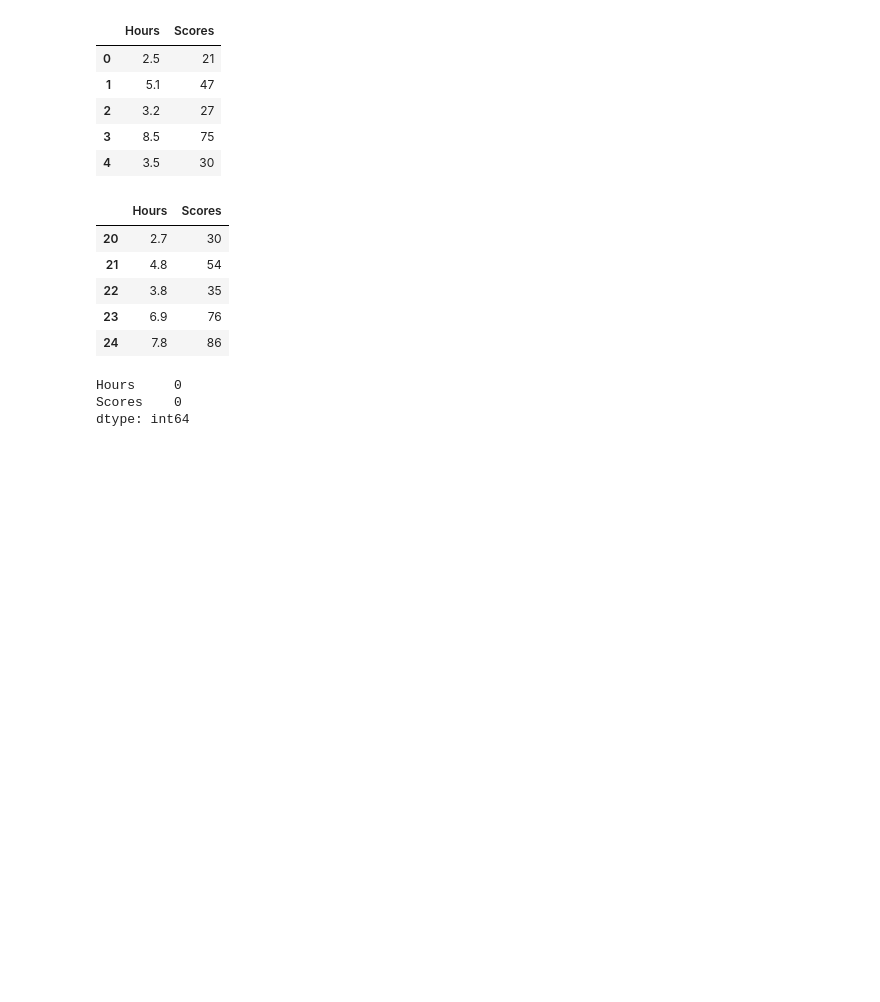
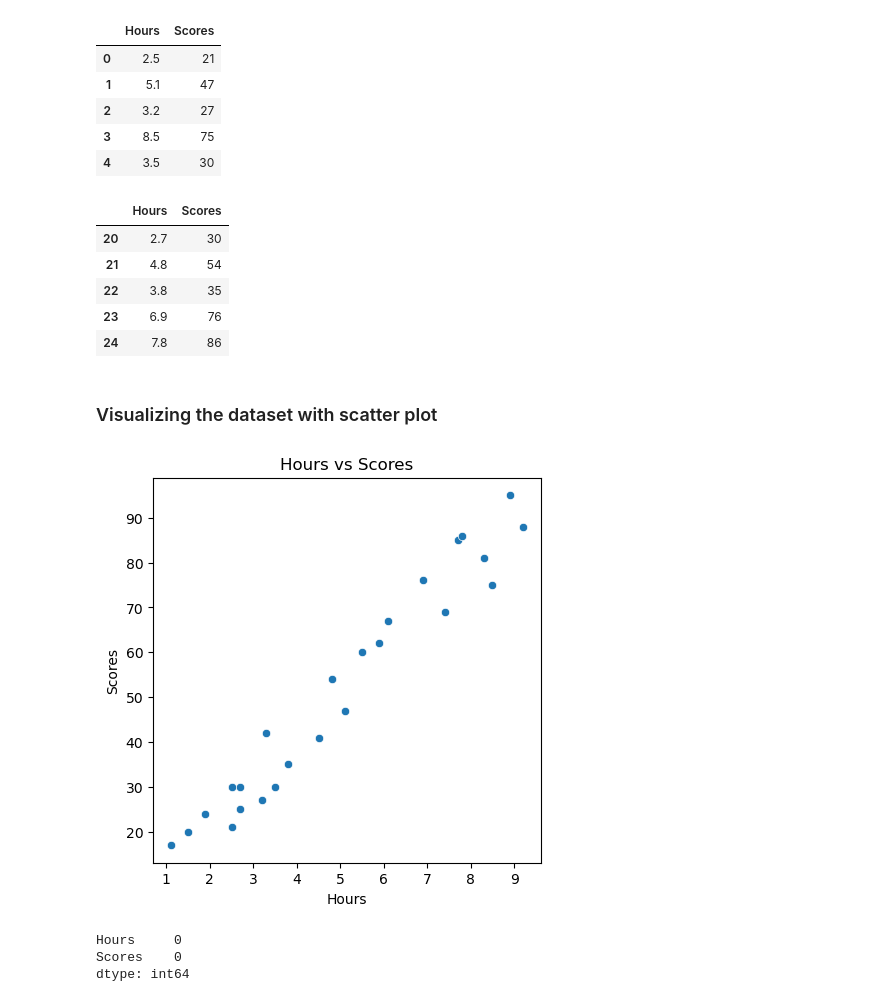
Before and after one commit to GeorgeNikhil/Linear-Regression-Prediction, a Jupyter notebook: Prediction Using Supervised ML.ipynb, the cells around one changed output. Saved outputs shown, nothing was run; the diff lists cells and outputs as text; code cells hidden in the pictures; blank space fills up the shorter version.

```diff
--- a/Prediction Using Supervised ML.ipynb
+++ b/Prediction Using Supervised ML.ipynb
@@ -62,6 +78,22 @@ df.tail()
 | 22 | 3.8 | 35 |
 | 23 | 6.9 | 76 |
 | 24 | 7.8 | 86 |
+# %% [markdown]
+### Visualizing the dataset with scatter plot
+# %%
+# Assigning the plot size
+plt.figure(figsize=(5,5))
+
+# making the scatter plot
+sns.scatterplot(data=df, x='Hours', y='Scores')
+
+# Title of the plot
+plt.title('Hours vs Scores')
+
+# Displaying the plot
+plt.show()
+# %% [output]
+[figure, added]
 # %%
 # Checking whether there is null values in the given dataset or not
 
```
Also changed, not shown: parts of 10 cells of this notebook.
